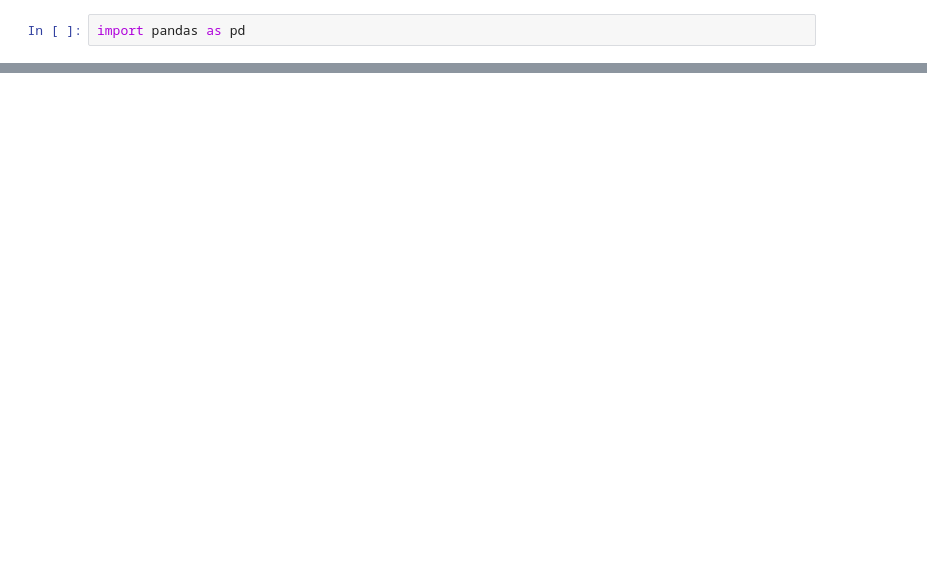
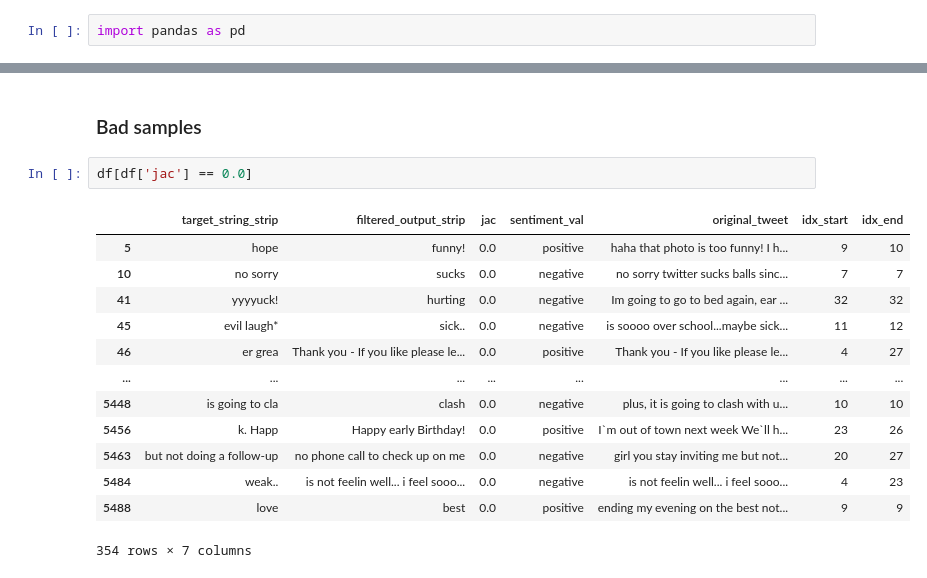
Before and after one commit to prohor33/tweet-sent-extr, a Jupyter notebook: exps/model_output_analysis/analyze_jaccard_output.ipynb, the cells around one changed output, grey strips where cells are left out. Saved outputs shown, nothing was run; the diff lists cells and outputs as text; blank space fills up the shorter version.

```diff
--- a/exps/model_output_analysis/analyze_jaccard_output.ipynb
+++ b/exps/model_output_analysis/analyze_jaccard_output.ipynb
@@ -20,0 +41,18 @@ df
+# %% [markdown]
+### Bad samples
+# %%
+df[df['jac'] == 0.0]
+# %% [output]
+|  | target_string_strip | filtered_output_strip | jac | sentiment_val | original_tweet | idx_start | idx_end |
+| 5 | hope | funny! | 0.0 | positive | haha that photo is too funny! I h... | 9 | 10 |
+| 10 | no sorry | sucks | 0.0 | negative | no sorry twitter sucks balls sinc... | 7 | 7 |
+| 41 | yyyyuck! | hurting | 0.0 | negative | Im going to go to bed again, ear ... | 32 | 32 |
+| 45 | evil laugh* | sick.. | 0.0 | negative | is soooo over school...maybe sick... | 11 | 12 |
+| 46 | er grea | Thank you - If you like please le... | 0.0 | positive | Thank you - If you like please le... | 4 | 27 |
+| ... | ... | ... | ... | ... | ... | ... | ... |
+| 5448 | is going to cla | clash | 0.0 | negative | plus, it is going to clash with u... | 10 | 10 |
+| 5456 | k. Happ | Happy early Birthday! | 0.0 | positive | I`m out of town next week We`ll h... | 23 | 26 |
+| 5463 | but not doing a follow-up | no phone call to check up on me | 0.0 | negative | girl you stay inviting me but not... | 20 | 27 |
+| 5484 | weak.. | is not feelin well... i feel sooo... | 0.0 | negative | is not feelin well... i feel sooo... | 4 | 23 |
+| 5488 | love | best | 0.0 | positive | ending my evening on the best not... | 9 | 9 |
+354 rows × 7 columns
```
Also changed, not shown: parts of 16 cells of this notebook, 1 other file.
